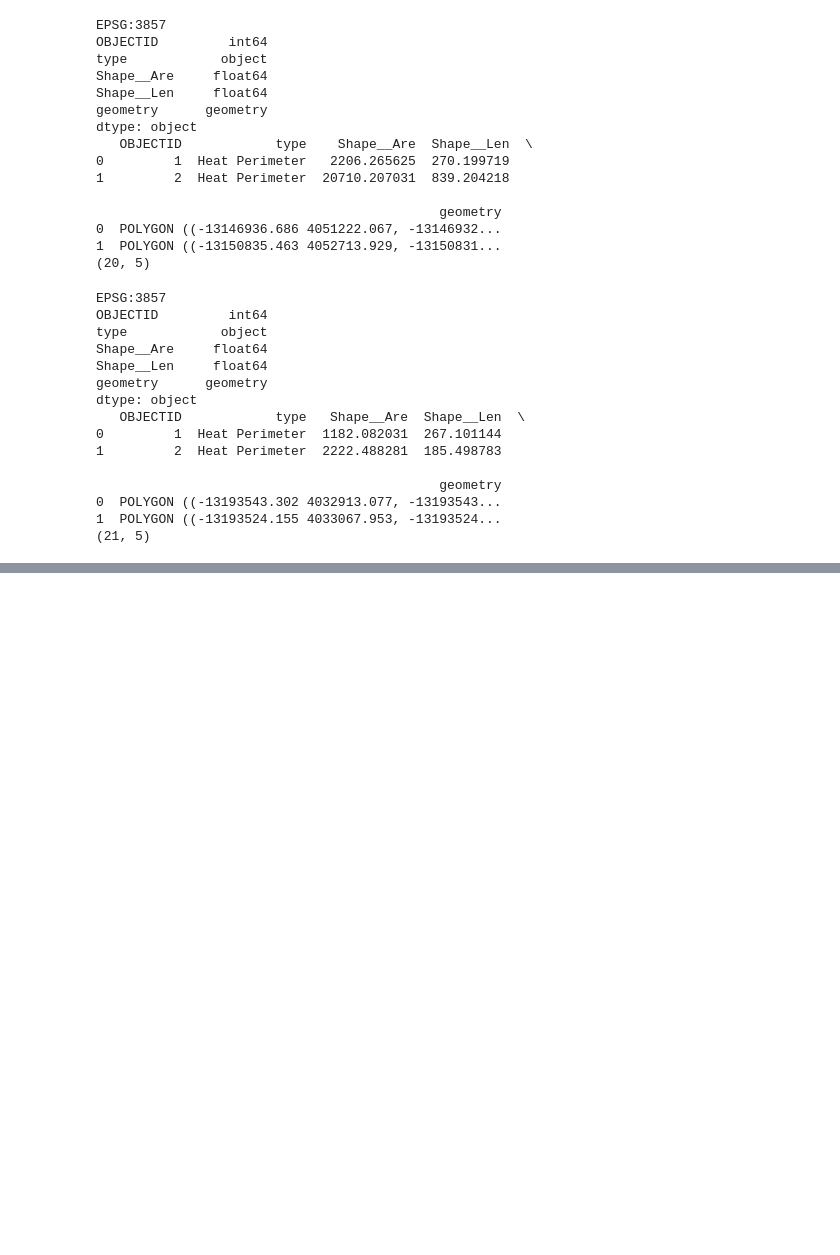
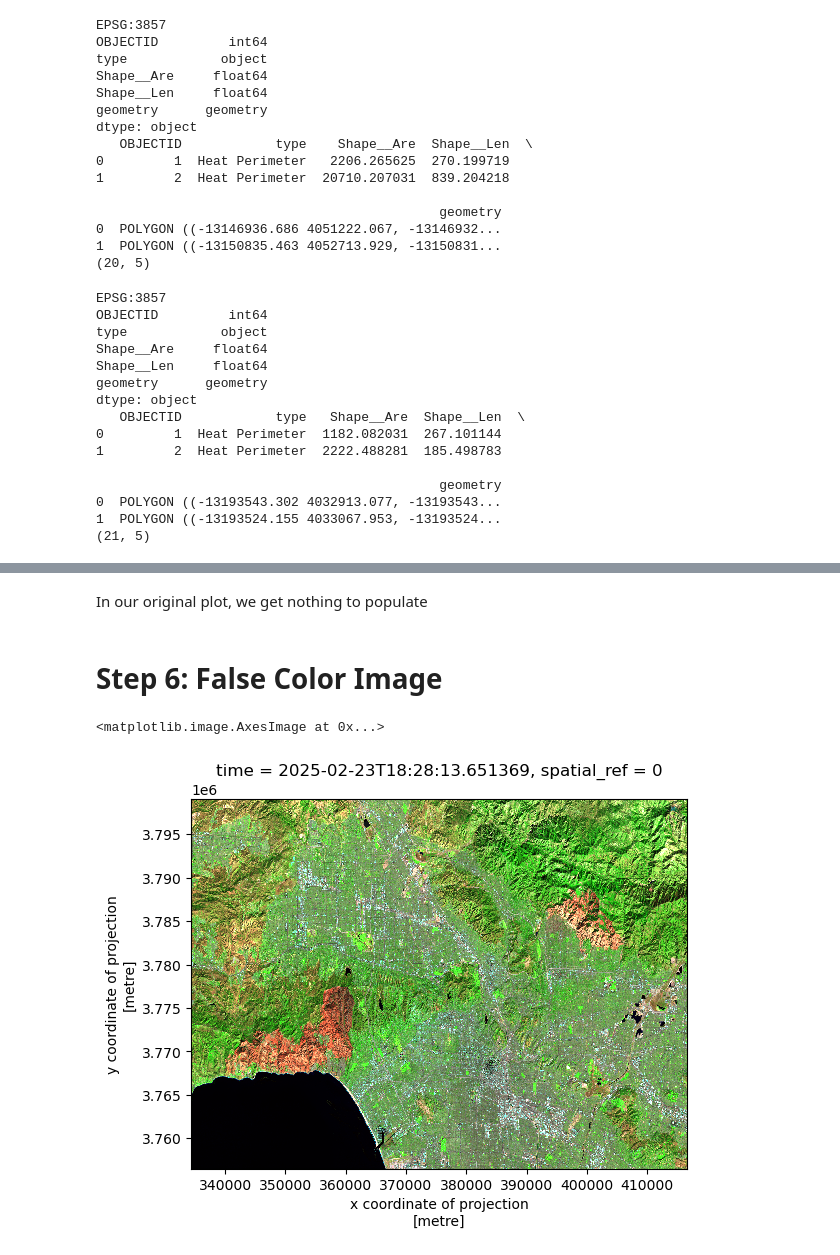
Before and after one commit to lsdixit/eds220-hwk4, a Jupyter notebook: hwk4-task2-false-color-DIXIT.ipynb, the cells around one changed output, grey strips where cells are left out. Cells and saved outputs as stored; diff of their text form; code cells hidden in the pictures; blank space fills up the shorter version.

```diff
--- a/hwk4-task2-false-color-DIXIT.ipynb
+++ b/hwk4-task2-false-color-DIXIT.ipynb
@@ -64,0 +168,10 @@ The data frames for both fires have the same 5 columns including geometry, with
+# %% [markdown]
+In our original plot, we get nothing to populate
+# %% [markdown]
+# Step 6: False Color Image
+# %%
+# Plot a false color image with short-wave infrared, near-infrared, and red
+landsat[['swir22', 'nir08', 'red']].fillna(0).to_array().plot.imshow(robust = True)
+# %% [output]
+<matplotlib.image.AxesImage at 0x...>
+[figure, added]
```
Also changed, not shown: parts of 19 cells of this notebook.
